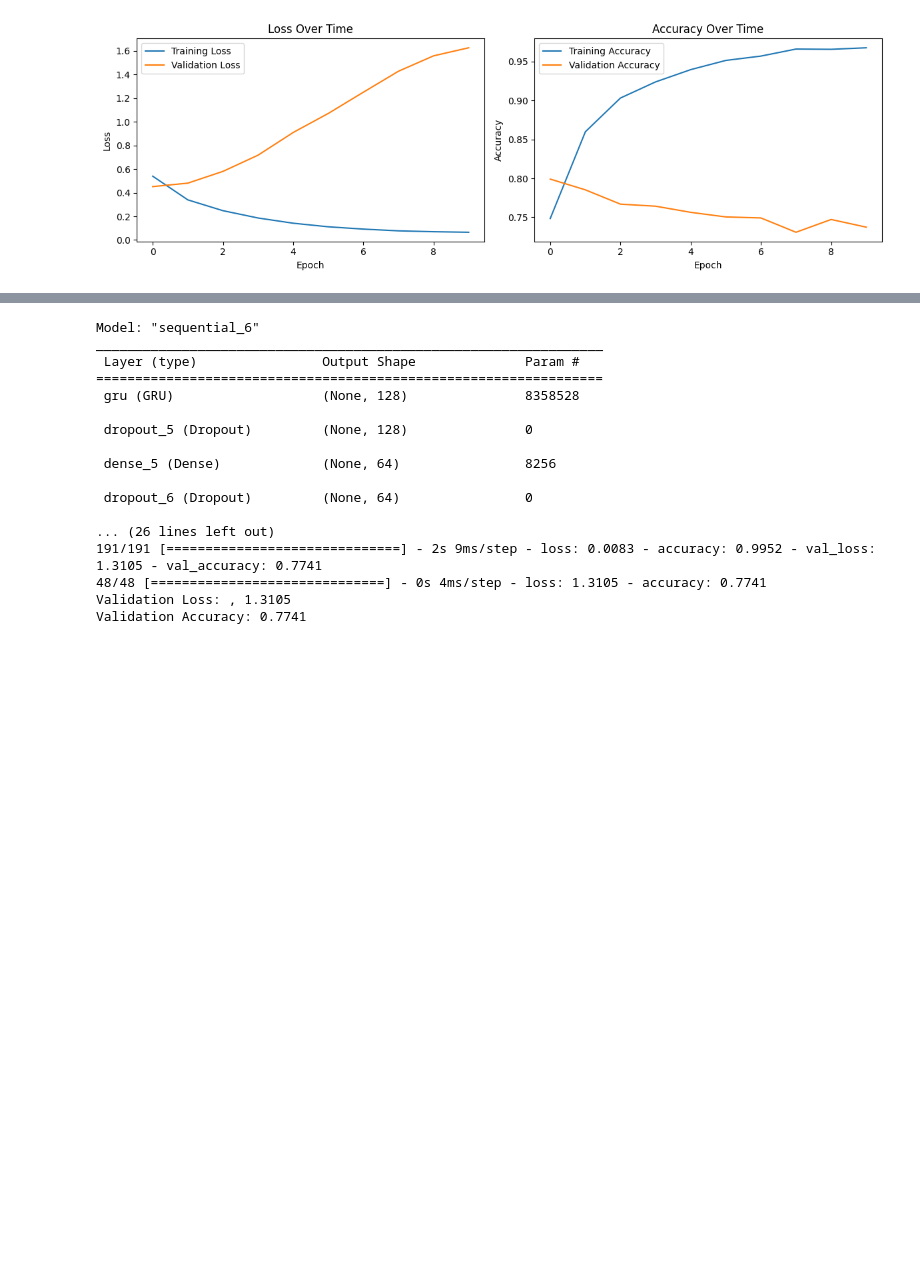
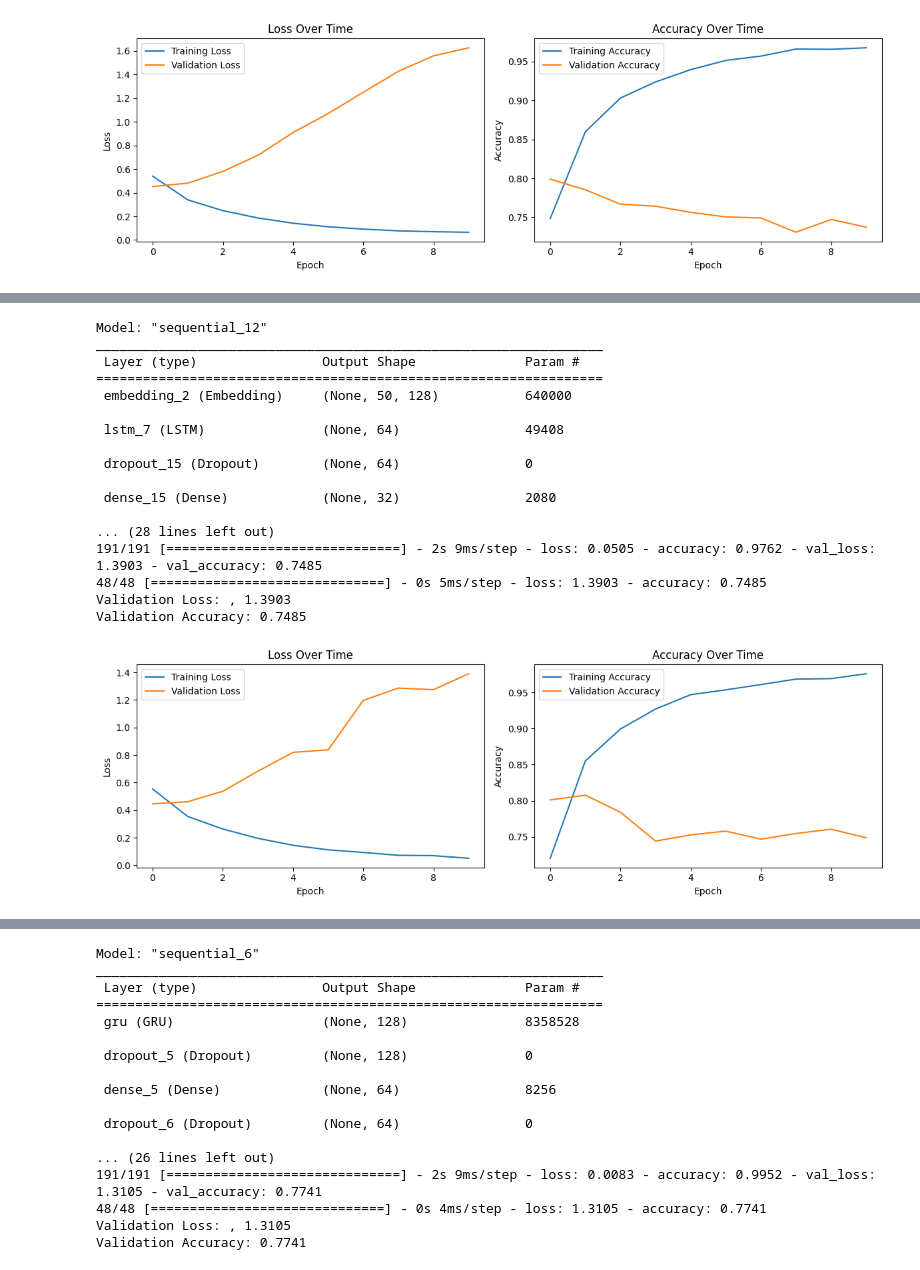
Before and after one commit to nchen/ml3-disaster-tweets, a Jupyter notebook: Disaster-Tweets.ipynb, the cells around one changed output, grey strips where cells are left out. Saved outputs shown, nothing was run; the diff lists cells and outputs as text; code cells hidden in the pictures; blank space fills up the shorter version.

Commit message:
hyper parameter tuning

```diff
--- a/Disaster-Tweets.ipynb
+++ b/Disaster-Tweets.ipynb
@@ -437,0 +464,76 @@ TODO: Still not good. Let's try something else...
+# %%
+# model
+from tensorflow.keras.models import Sequential
+from tensorflow.keras.layers import Embedding, LSTM, Dense, Dropout
+
+model = Sequential()
+model.add(Embedding(5000, 128, input_length=50))
+model.add(LSTM(64, return_sequences=False))  # LSTM
+model.add(Dropout(0.3)) # to prevent overfitting, increase the dropout rate a little bit
+model.add(Dense(32, activation='relu')) # fully connected layer
+model.add(Dropout(0.3)) # to prevent overfitting
+model.add(Dense(1, activation='sigmoid')) # output layer, binary classifier
+# %%
+# compile the model
+model.compile(optimizer=Adam(learning_rate=0.001),
+              loss='binary_crossentropy',
+              metrics=['accuracy'])
+
+model.summary()
+
+X_train, X_val, y_train, y_val = train_test_split(train_vectors, train_df['target'], test_size=0.2, random_state=42)
+
+# train
+history = model.fit(X_train, y_train,
+                    epochs=10,
+                    batch_size=32,
+                    validation_data=(X_val, y_val),
+                    verbose=1)
+
+# evaluation
+loss, accuracy = model.evaluate(X_val, y_val)
+print(f'Validation Loss: , {loss:.4f}')
+print(f'Validation Accuracy: {accuracy:.4f}')
+
+# visulization
+plt.figure(figsize=(12, 4))
+
+# render loss
+plt.subplot(1, 2, 1)
+plt.plot(history.history['loss'], label='Training Loss')
+plt.plot(history.history['val_loss'], label='Validation Loss')
+plt.title('Loss Over Time')
+plt.xlabel('Epoch')
+plt.ylabel('Loss')
+plt.legend()
+
+# render accuracy
+plt.subplot(1, 2, 2)
+plt.plot(history.history['accuracy'], label='Training Accuracy')
+plt.plot(history.history['val_accuracy'], label='Validation Accuracy')
+plt.title('Accuracy Over Time')
+plt.xlabel('Epoch')
+plt.ylabel('Accuracy')
+plt.legend()
+
+plt.tight_layout()
+plt.show()
+# %% [output]
+Model: "sequential_12"
+_________________________________________________________________
+ Layer (type)                Output Shape              Param #
+=================================================================
+ embedding_2 (Embedding)     (None, 50, 128)           640000
+
+ lstm_7 (LSTM)               (None, 64)                49408
+
+ dropout_15 (Dropout)        (None, 64)                0
+
+ dense_15 (Dense)            (None, 32)                2080
+
+... (28 lines left out)
+191/191 [==============================] - 2s 9ms/step - loss: 0.0505 - accuracy: 0.9762 - val_loss: 1.3903 - val_accuracy: 0.7485
+48/48 [==============================] - 0s 5ms/step - loss: 1.3903 - accuracy: 0.7485
+Validation Loss: , 1.3903
+Validation Accuracy: 0.7485
+[figure, added]
```
Also changed, not shown: parts of 11 cells of this notebook.
